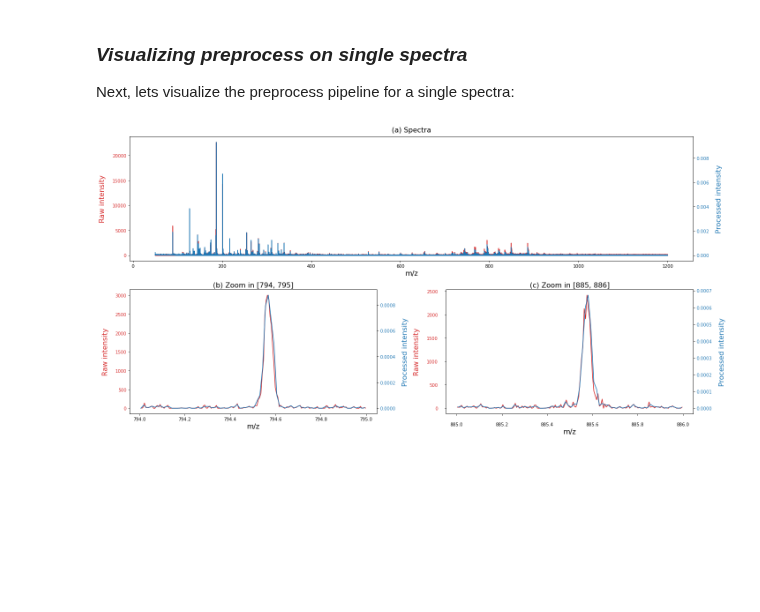
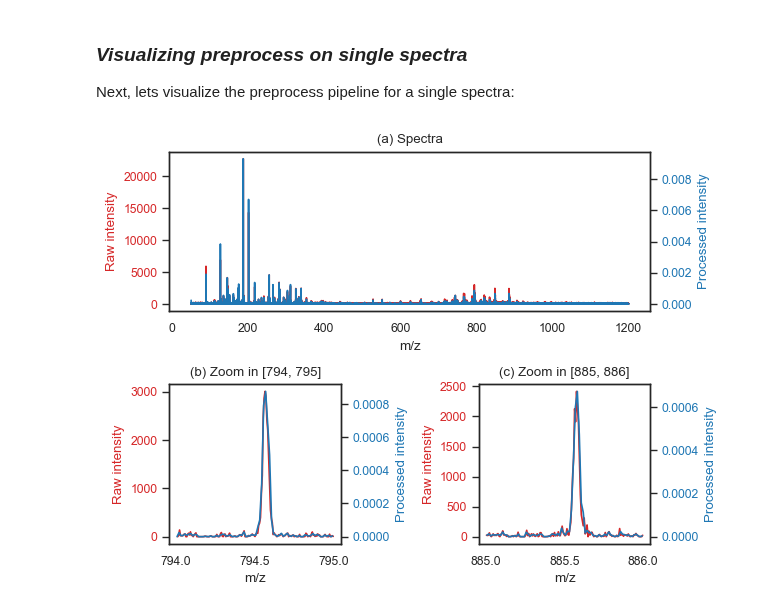
Before and after one commit to zaritskylab/SLGC-tissue-similarity-and-grading, a Jupyter notebook: (0) Common representation creation.ipynb, the cells around one changed output. Cells and saved outputs as stored; diff of their text form; code cells hidden in the pictures; blank space fills up the shorter version.

Commit message:
Update figures appearance

```diff
--- a/(0) Common representation creation.ipynb
+++ b/(0) Common representation creation.ipynb
@@ -9,6 +9,7 @@ Before we begin, let's import all the necessary packages for this notebook:
 # %%
 import numpy as np
 import pandas as pd
+import seaborn as sns
 from typing import Tuple
 from os.path import join
 from pathlib import Path
@@ -17,8 +18,9 @@ from pyimzml.ImzMLParser import ImzMLParser
 from pyimzml.ImzMLWriter import ImzMLWriter
 from tqdm.notebook import tqdm
 
-# Define default font size
-plt.rcParams.update({'font.size': 12})
+# Define figure defaults
+sns.set_style("white")
+sns.set_context("paper")
 # %% [markdown]
 ### ***Constants definitions***
 
@@ -231,7 +233,7 @@ with ImzMLParser(
   )
 
   # Create plot
-  fig = plt.figure(figsize=(20, 10))
+  fig = plt.figure()
 
   # Define colors for lines
   color_raw = "tab:red"
@@ -253,67 +255,62 @@ with ImzMLParser(
   sub1_1 = fig.add_subplot(2, 2, (1, 2))
   sub1_1.plot(raw_mzs, raw_intensities, color=color_raw)
   sub1_1.tick_params(axis="y", labelcolor=color_raw)
-  sub1_1.set_xlabel("m/z", fontsize=16)
-  sub1_1.set_ylabel("Raw intensity", color=color_raw, labelpad=15, fontsize=16)
+  sub1_1.set_xlabel("m/z")
+  sub1_1.set_ylabel("Raw intensity", color=color_raw)
 
   sub1_2 = sub1_1.twinx()
   sub1_2.plot(
       preprocessed_mzs, preprocessed_intensities, color=color_preprocessed
   )
   sub1_2.tick_params(axis="y", labelcolor=color_preprocessed)
-  sub1_2.set_ylabel(
-      "Processed intensity", color=color_preprocessed, labelpad=15, fontsize=16
-  )
+  sub1_2.set_ylabel("Processed intensity", color=color_preprocessed)
 
   # Bottom left plot
   sub2_1 = fig.add_subplot(2, 2, 3)
   sub2_1.plot(raw_mzs[idx_1_1], raw_intensities[idx_1_1], color=color_raw)
   sub2_1.tick_params(axis="y", labelcolor=color_raw)
-  sub2_1.set_xlabel("m/z", fontsize=16)
-  sub2_1.set_ylabel("Raw intensity", color=color_raw, labelpad=15, fontsize=16)
+  sub2_1.set_xlabel("m/z")
+  sub2_1.set_ylabel("Raw intensity", color=color_raw)
 
   sub2_2 = sub2_1.twinx()
   sub2_2.plot(
       preprocessed_mzs[idx_1_2], preprocessed_intensities[idx_1_2],
       color=color_preprocessed
   )
   sub2_2.tick_params(axis="y", labelcolor=color_preprocessed)
-  sub2_2.set_ylabel(
-      "Processed intensity", color=color_preprocessed, labelpad=15, fontsize=16
-  )
+  sub2_2.set_ylabel("Processed intensity", color=color_preprocessed)
 
   # Bottom right plot
   sub3_1 = fig.add_subplot(2, 2, 4)
   sub3_1.plot(raw_mzs[idx_2_1], raw_intensities[idx_2_1], color=color_raw)
   sub3_1.tick_params(axis="y", labelcolor=color_raw)
-  sub3_1.set_xlabel("m/z", fontsize=16)
-  sub3_1.set_ylabel("Raw intensity", color=color_raw, labelpad=15, fontsize=16)
+  sub3_1.set_xlabel("m/z")
+  sub3_1.set_ylabel("Raw intensity", color=color_raw)
 
   sub3_2 = sub3_1.twinx()
   sub3_2.plot(
       preprocessed_mzs[idx_2_2], preprocessed_intensities[idx_2_2],
       color=color_preprocessed
   )
   sub3_2.tick_params(axis="y", labelcolor=color_preprocessed)
-  sub3_2.set_ylabel(
-      "Processed intensity", color=color_preprocessed, labelpad=15, fontsize=16
-  )
+  sub3_2.set_ylabel("Processed intensity", color=color_preprocessed)
 
   # Plots titles
-  sub1_1.set_title("(a) Spectra", pad=10, fontsize=16)
-  sub2_1.set_title(f"(b) Zoom in [{lower_1}, {upper_1}]", fontsize=16)
-  sub3_1.set_title(f"(c) Zoom in [{lower_2}, {upper_2}]", fontsize=16)
-  sub3_1.tick_params(pad=15)
+  sub1_1.set_title("(a) Spectra")
+  sub2_1.set_title(f"(b) Zoom in [{lower_1}, {upper_1}]")
+  sub3_1.set_title(f"(c) Zoom in [{lower_2}, {upper_2}]")
 
   # Show plot
   plt.tight_layout()
-  plt.savefig(f"{FIGURES_PATH}/single_spectra_preprocess.png", transparent=True)
-  plt.show()
+  plt.savefig(
+      f"{FIGURES_PATH}/single_spectra_preprocess.pdf", transparent=True,
+      dpi=1200
+  )
 
   # Save data for plot creation
   pd.Series(raw_intensities, index=raw_mzs
            ).to_csv(f"{FIGURES_PATH}/raw_spectra.csv", header=False)
   pd.Series(preprocessed_intensities, index=preprocessed_mzs
            ).to_csv(f"{FIGURES_PATH}/preprocessed_spectra.csv", header=False)
 # %% [output]
-[figure, old version]
+[figure, new version]
```
